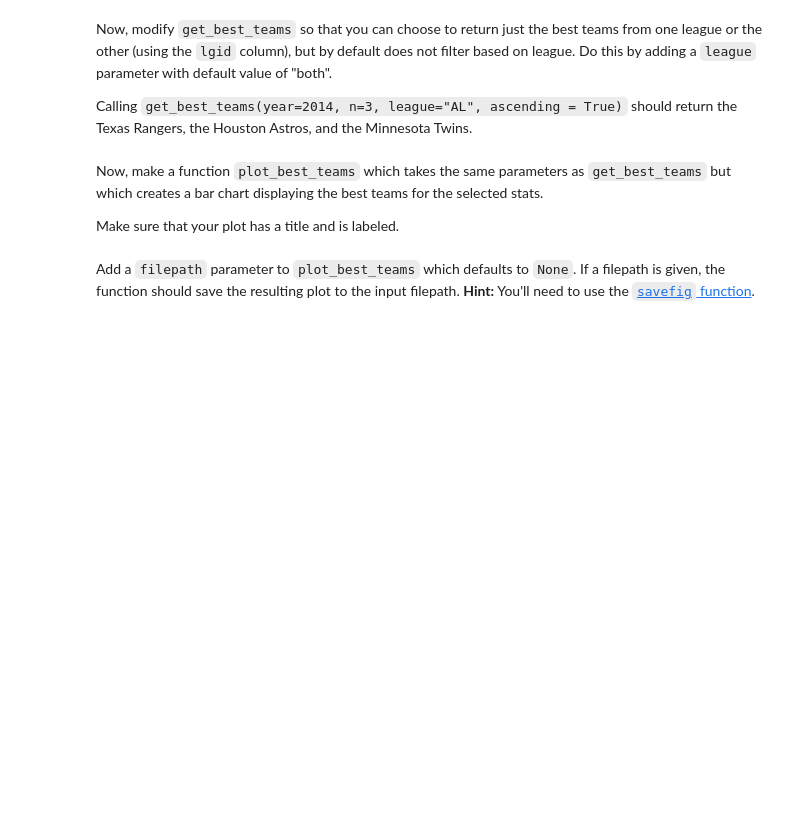
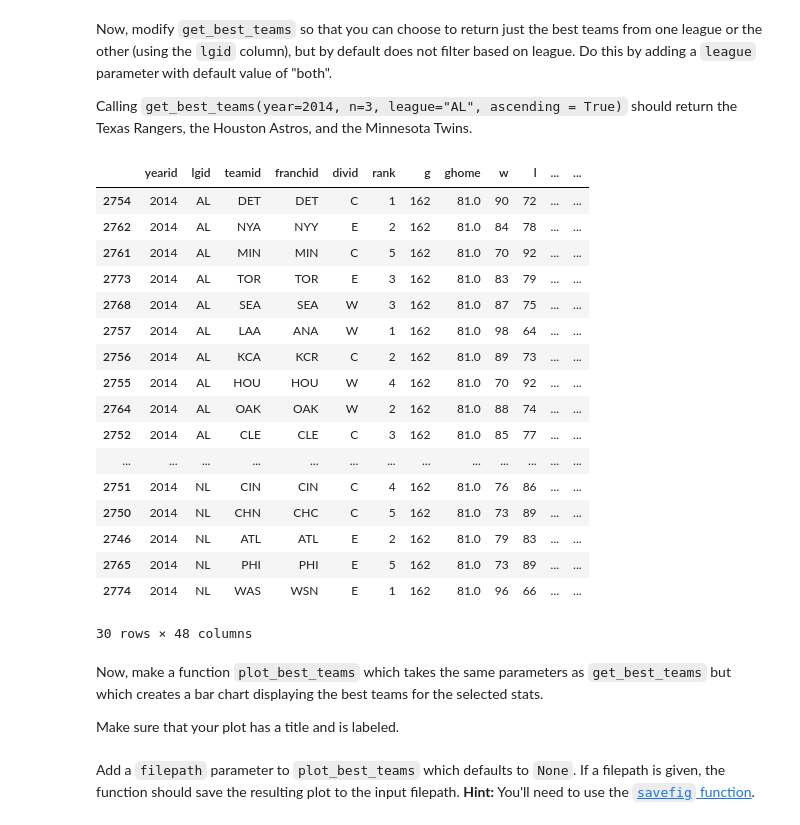
Before and after one commit to NSS-Data-Analytics-Cohort-11/loops-functions-practice-AdellAD4, a Jupyter notebook: notebooks/Loops_and_Functions_Practice.ipynb, the cells around one changed output. Drawn from its saved outputs; the diff is of its cells as text; code cells hidden in the pictures; blank space fills up the shorter version.

```diff
--- a/notebooks/Loops_and_Functions_Practice.ipynb
+++ b/notebooks/Loops_and_Functions_Practice.ipynb
@@ -248,7 +262,30 @@ Now, modify `get_best_teams` so that you can choose to return just the best team
 
 Calling `get_best_teams(year=2014, n=3, league="AL", ascending = True)` should return the Texas Rangers, the Houston Astros, and the Minnesota Twins.
 # %%
-# Your Code Here
+#Needs tweaking, not getting correct teams
+league = "both"
+def get_best_teams(year, n, league, ascending):
+    return teams[teams['yearid']==year].sort_values('lgid')
+get_best_teams(year=2014,n=3,league="AL",ascending=True)
+# %% [output]
+|  | yearid | lgid | teamid | franchid | divid | rank | g | ghome | w | l | ... | ... |
+| 2754 | 2014 | AL | DET | DET | C | 1 | 162 | 81.0 | 90 | 72 | ... | ... |
+| 2762 | 2014 | AL | NYA | NYY | E | 2 | 162 | 81.0 | 84 | 78 | ... | ... |
+| 2761 | 2014 | AL | MIN | MIN | C | 5 | 162 | 81.0 | 70 | 92 | ... | ... |
+| 2773 | 2014 | AL | TOR | TOR | E | 3 | 162 | 81.0 | 83 | 79 | ... | ... |
+| 2768 | 2014 | AL | SEA | SEA | W | 3 | 162 | 81.0 | 87 | 75 | ... | ... |
+| 2757 | 2014 | AL | LAA | ANA | W | 1 | 162 | 81.0 | 98 | 64 | ... | ... |
+| 2756 | 2014 | AL | KCA | KCR | C | 2 | 162 | 81.0 | 89 | 73 | ... | ... |
+| 2755 | 2014 | AL | HOU | HOU | W | 4 | 162 | 81.0 | 70 | 92 | ... | ... |
+| 2764 | 2014 | AL | OAK | OAK | W | 2 | 162 | 81.0 | 88 | 74 | ... | ... |
+| 2752 | 2014 | AL | CLE | CLE | C | 3 | 162 | 81.0 | 85 | 77 | ... | ... |
+| ... | ... | ... | ... | ... | ... | ... | ... | ... | ... | ... | ... | ... |
+| 2751 | 2014 | NL | CIN | CIN | C | 4 | 162 | 81.0 | 76 | 86 | ... | ... |
+| 2750 | 2014 | NL | CHN | CHC | C | 5 | 162 | 81.0 | 73 | 89 | ... | ... |
+| 2746 | 2014 | NL | ATL | ATL | E | 2 | 162 | 81.0 | 79 | 83 | ... | ... |
+| 2765 | 2014 | NL | PHI | PHI | E | 5 | 162 | 81.0 | 73 | 89 | ... | ... |
+| 2774 | 2014 | NL | WAS | WSN | E | 1 | 162 | 81.0 | 96 | 66 | ... | ... |
+30 rows × 48 columns
 # %% [markdown]
 Now, make a function `plot_best_teams` which takes the same parameters as `get_best_teams` but which creates a bar chart displaying the best teams for the selected stats.
 
```
Also changed, not shown: parts of 4 cells of this notebook.
